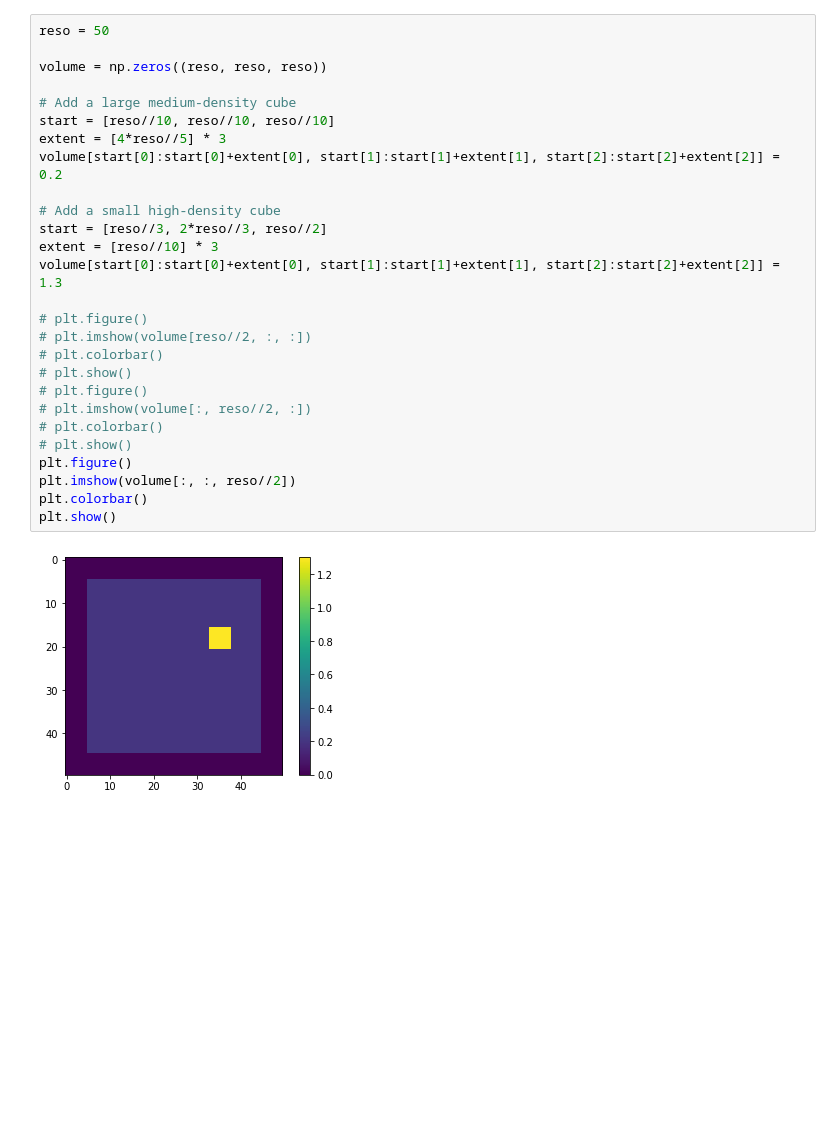
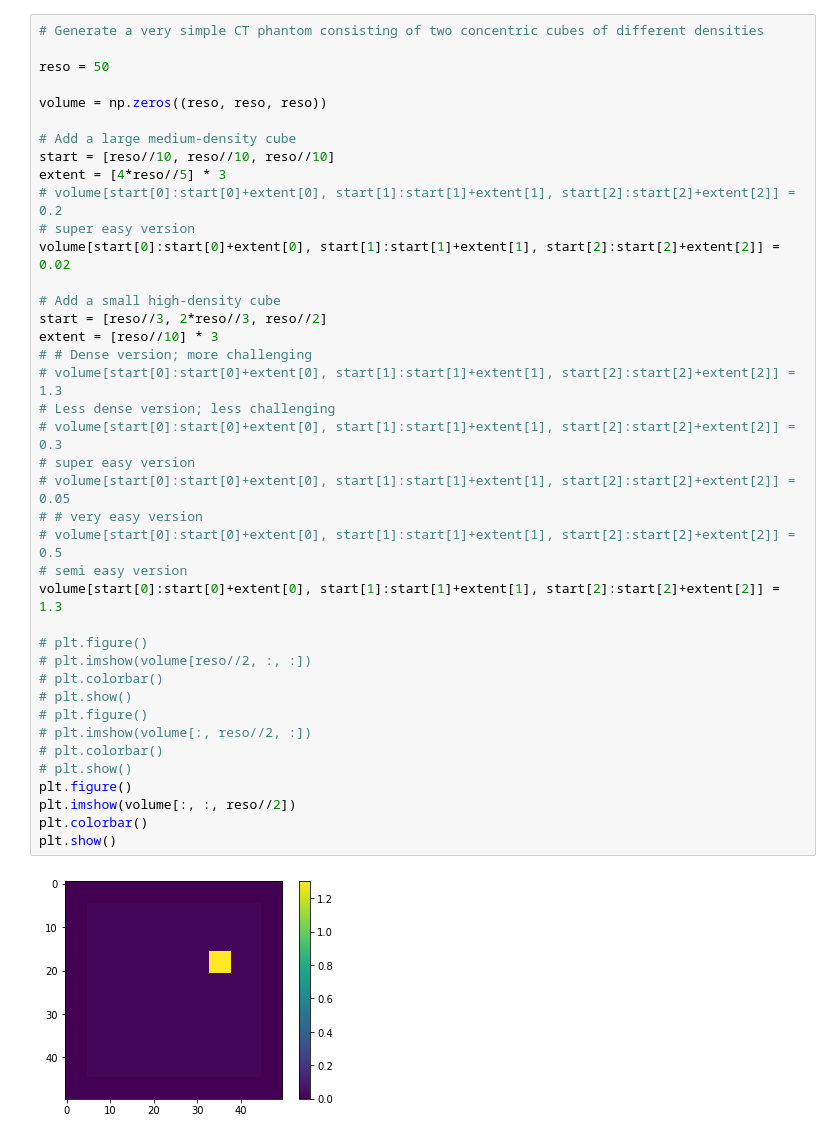
Before and after one commit to modestyachts/multi-energy-ct, a Jupyter notebook: synthetic_data.ipynb, the cells around one changed output. Saved outputs shown, nothing was run; the diff lists cells and outputs as text; blank space fills up the shorter version.

Commit message:
adding plotting notebook

```diff
--- a/synthetic_data.ipynb
+++ b/synthetic_data.ipynb
@@ -6,31 +7,44 @@ import matplotlib.pyplot as plt
 # from p4_copy2 import render_pose_rays
 from plenoxel_og_copy2 import render_rays
 # %%
+# Generate a very simple CT phantom consisting of two concentric cubes of different densities
+
 reso = 50
 
 volume = np.zeros((reso, reso, reso))
 
 # Add a large medium-density cube
 start = [reso//10, reso//10, reso//10]
 extent = [4*reso//5] * 3
-volume[start[0]:start[0]+extent[0], start[1]:start[1]+extent[1], start[2]:start[2]+extent[2]] = 0.2
+# volume[start[0]:start[0]+extent[0], start[1]:start[1]+extent[1], start[2]:start[2]+extent[2]] = 0.2
+# super easy version
+volume[start[0]:start[0]+extent[0], start[1]:start[1]+extent[1], start[2]:start[2]+extent[2]] = 0.02
 
 # Add a small high-density cube
 start = [reso//3, 2*reso//3, reso//2]
 extent = [reso//10] * 3
+# # Dense version; more challenging
+# volume[start[0]:start[0]+extent[0], start[1]:start[1]+extent[1], start[2]:start[2]+extent[2]] = 1.3
+# Less dense version; less challenging
+# volume[start[0]:start[0]+extent[0], start[1]:start[1]+extent[1], start[2]:start[2]+extent[2]] = 0.3
+# super easy version
+# volume[start[0]:start[0]+extent[0], start[1]:start[1]+extent[1], start[2]:start[2]+extent[2]] = 0.05
+# # very easy version
+# volume[start[0]:start[0]+extent[0], start[1]:start[1]+extent[1], start[2]:start[2]+extent[2]] = 0.5
+# semi easy version
 volume[start[0]:start[0]+extent[0], start[1]:start[1]+extent[1], start[2]:start[2]+extent[2]] = 1.3
 
 # plt.figure()
 # plt.imshow(volume[reso//2, :, :])
 # plt.colorbar()
 # plt.show()
 # plt.figure()
 # plt.imshow(volume[:, reso//2, :])
 # plt.colorbar()
 # plt.show()
 plt.figure()
 plt.imshow(volume[:, :, reso//2])
 plt.colorbar()
 plt.show()
 # %% [output]
-[figure, old version]
+[figure, new version]
```
Also changed, not shown: parts of 6 cells of this notebook.
